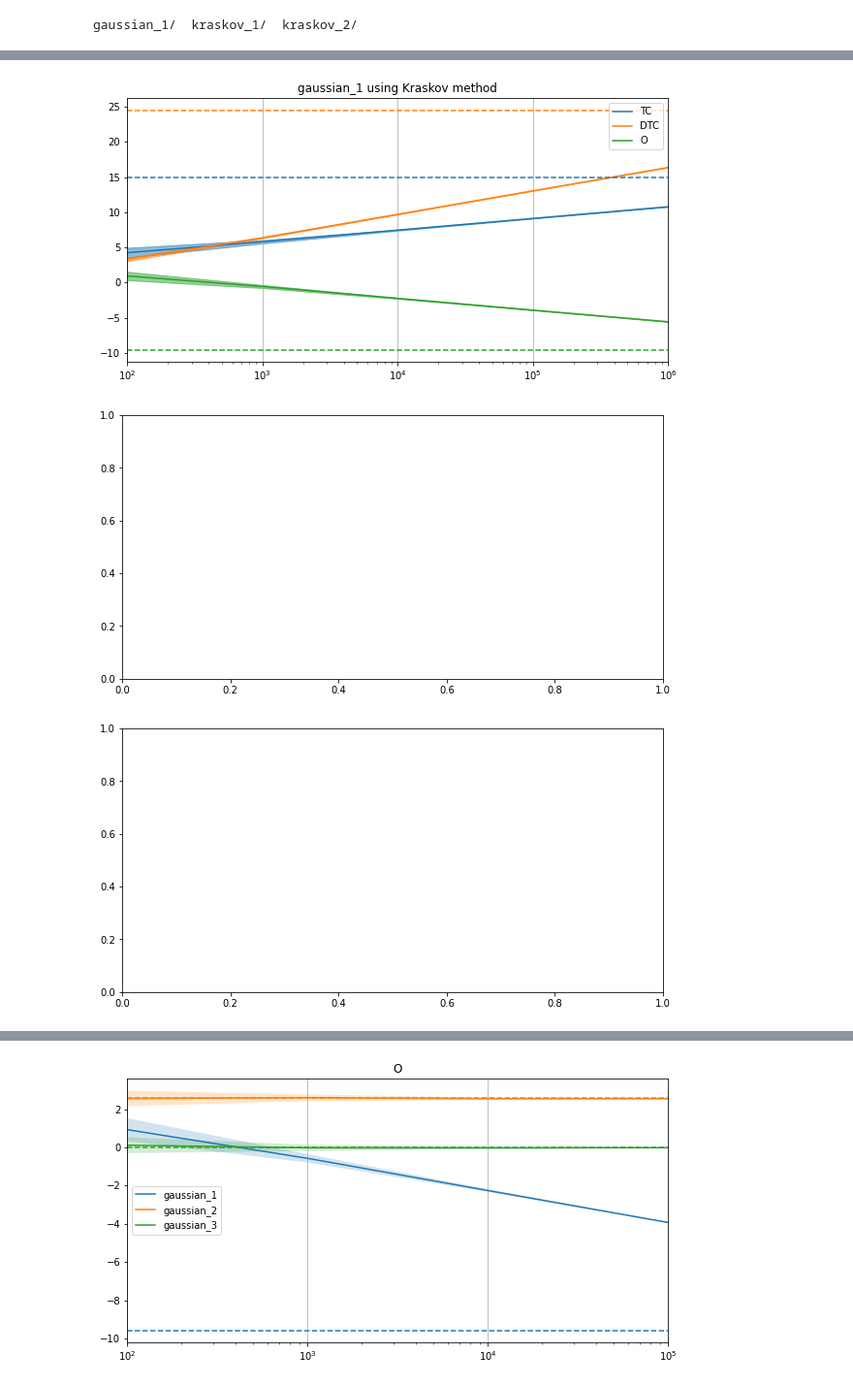
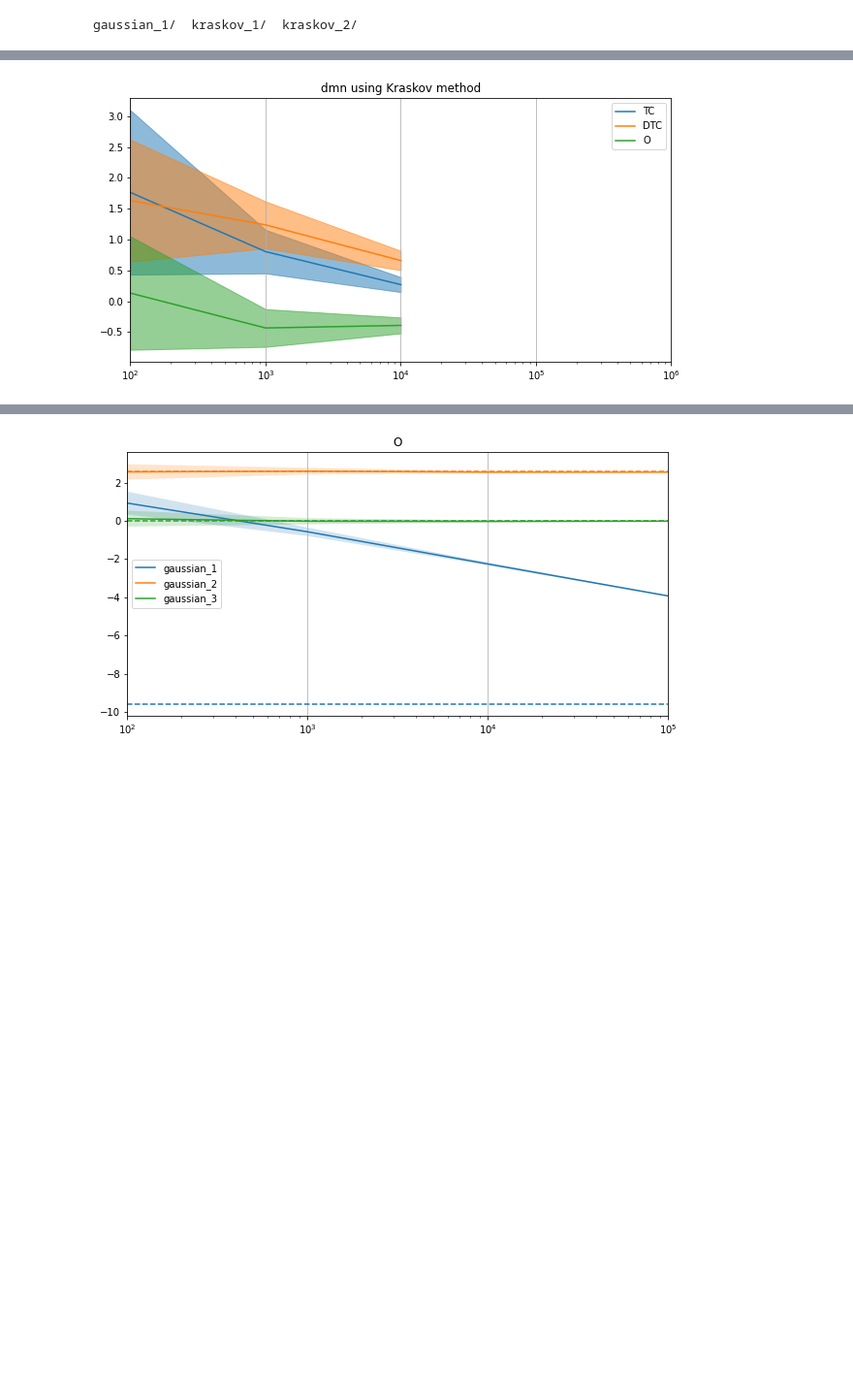
Before and after one commit to cjotade/whole-brain, a Jupyter notebook: src/display_results.ipynb, the cells around one changed output, grey strips where cells are left out. Shown: that part at 97% size. Cells and saved outputs as stored; diff of their text form; code cells hidden in the pictures; blank space fills up the shorter version.

```diff
--- a/src/display_results.ipynb
+++ b/src/display_results.ipynb
@@ -9,7 +9,8 @@ ls ../results/muestras
 # %% [output]
 gaussian_1/  kraskov_1/  kraskov_2/
 # %%
-results_folder = "../results/muestras/kraskov_2/"
+#results_folder = "../results/muestras/kraskov_2/"
+results_folder = "../results/firing_rates/"
 gaussian_results = {}
 for gaussian_i in sorted(os.listdir(results_folder)):
     gaussian_i_folder = os.path.join(results_folder, gaussian_i)
@@ -79,22 +44,24 @@ index
 # %%
+is_dmn = True
 metrics_plot = ["TC", "DTC", "O"]
+#index = [100, 1000, 10000, 100000, 1000000]
+index = [100, 1000, 10000]
 for gaussian_i in sorted(os.listdir(results_folder)):
     try:
         fig, ax = plt.subplots(figsize=(10,5))
-        mean = pd.DataFrame(gaussian_results[gaussian_i]["mean"], columns=["TC", "DTC", "O"], index=[100, 1000, 10000, 100000, 1000000])
-        std = pd.DataFrame(gaussian_results[gaussian_i]["std"], columns=["TC", "DTC", "O"], index=[100, 1000, 10000, 100000, 1000000])
+        mean = pd.DataFrame(gaussian_results[gaussian_i]["mean"], columns=["TC", "DTC", "O"], index=index)
+        std = pd.DataFrame(gaussian_results[gaussian_i]["std"], columns=["TC", "DTC", "O"], index=index)
         mean[metrics_plot].plot(ax=ax)
         for i, metric_plot in enumerate(metrics_plot):
             ax.fill_between(mean.index, mean[metric_plot]-3*std[metric_plot], mean[metric_plot]+3*std[metric_plot], color=f"C{i}", alpha=0.5)
-            ax.axhline(y=index[gaussian_i][metric_plot], color=f'C{i}', linestyle='--')
+            if not is_dmn:
+                ax.axhline(y=index[gaussian_i][metric_plot], color=f'C{i}', linestyle='--')
         ax.set_title(f"{gaussian_i} using Kraskov method")
         ax.set_xscale('log')
         ax.set_xlim(10**2, 10**6)
         ax.grid(axis="x")
         #fig.savefig(f"../results/plots/{metrics_plot}_{gaussian_i}.png")
     except:
         pass
 # %% [output]
-[figure, old version]
+[figure, new version]
-[figure, removed]
-[figure, removed]
```
Also changed, not shown: parts of 5 cells of this notebook.
